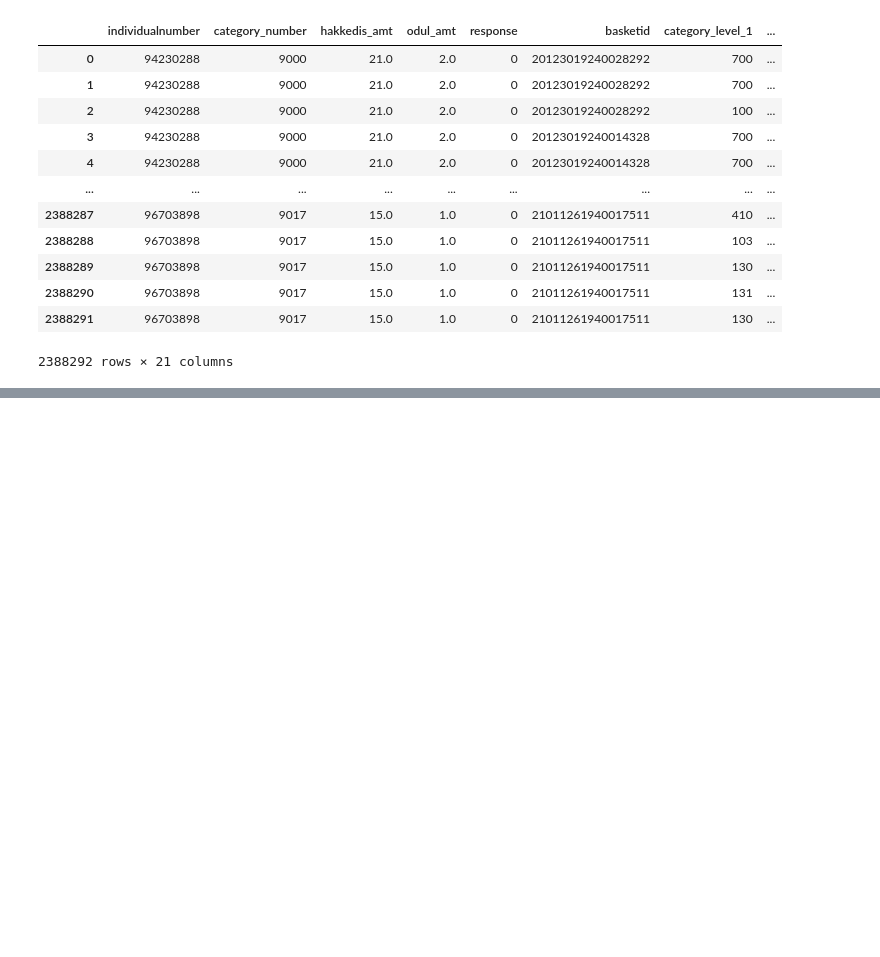
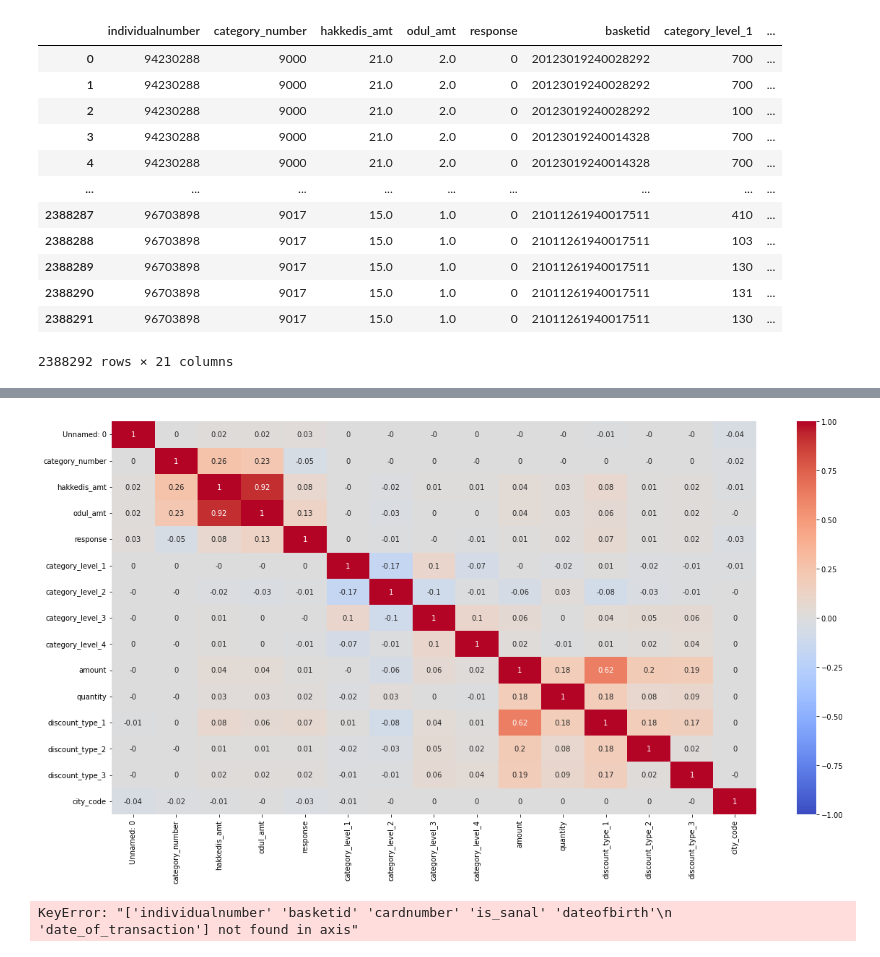
Before and after one commit to osbm/migros-datathon, a Jupyter notebook: EDA.ipynb, the cells around one changed output, grey strips where cells are left out. Drawn from its saved outputs; the diff is of its cells as text; code cells hidden in the pictures; blank space fills up the shorter version.

```diff
--- a/EDA.ipynb
+++ b/EDA.ipynb
@@ -301,0 +287,3 @@ df = df.fillna(df.mean())
+# %%
+preprocessed_train = pd.read_csv("../preprocessed_train.csv")
+preprocessed_train
@@ -301,0 +304,11 @@ df = df.fillna(df.mean())
+# %%
+corr = preprocessed_train.corr().round(2)
+plt.figure(figsize=(20,10))
+sns.heatmap(corr, vmin=-1, vmax=1, center=0, square=False, annot=True, cmap='coolwarm')
+plt.show()
+# %% [output]
+[figure, added]
+# %%
+train = train.drop(["individualnumber","basketid","cardnumber","is_sanal","dateofbirth","date_of_transaction"], axis=1)
+# %% [output]
+KeyError: "['individualnumber' 'basketid' 'cardnumber' 'is_sanal' 'dateofbirth'\n 'date_of_transaction'] not found in axis"
```
Also changed, not shown: parts of 6 cells of this notebook, 2 other files.
